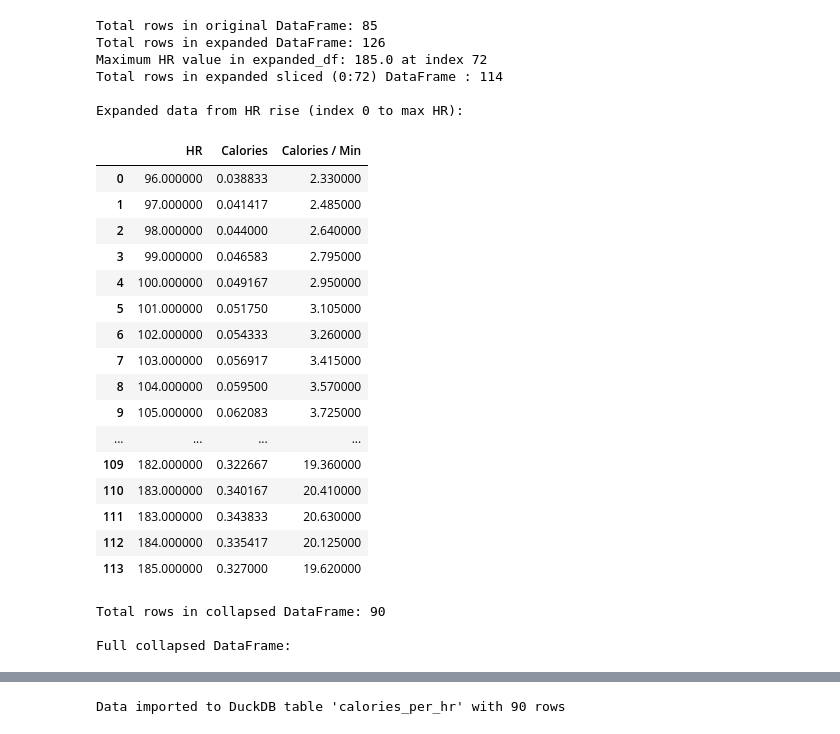
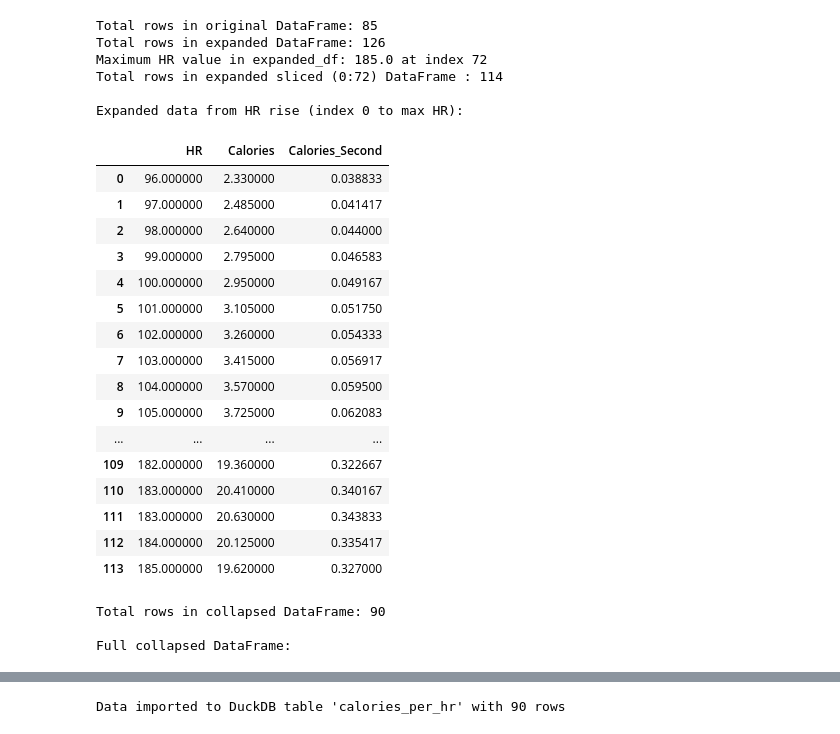
Before and after one commit to antoniantonov/workoutdata, a Jupyter notebook: calaories_calculator.ipynb, the cells around one changed output, grey strips where cells are left out. Cells and saved outputs as stored; diff of their text form; code cells hidden in the pictures.

Commit message:
Small fixes around naming and calculation of calories

```diff
--- a/calaories_calculator.ipynb
+++ b/calaories_calculator.ipynb
@@ -22,10 +22,7 @@ def expand_table_with_missing_bpm(df):
         next_bpm = next_row['HR']
 
         # Add the current row to the expanded rows
-        # Calculate calories per second
-        current_row_copy = current_row.copy()
-        current_row_copy['Calories'] = current_row_copy['Calories'] / 60
-        expanded_rows.append(current_row_copy)
+        expanded_rows.append(current_row)
 
         # Check if there are missing BPM values
         if next_bpm - current_bpm > 1:
@@ -41,22 +38,20 @@ def expand_table_with_missing_bpm(df):
                 interpolated_row = current_row.copy()
                 interpolated_row['HR'] = interpolated_bpm
                 # Calculate calories per second based on the interpolated value
-                interpolated_row['Calories'] = interpolated_calories / 60
+                interpolated_row['Calories'] = interpolated_calories
 
                 # Add the interpolated row to the expanded rows
                 expanded_rows.append(interpolated_row)
 
     # Add the last row to the expanded rows
     last_row = data.iloc[-1].copy()
-    # Calculate calories per second
-    last_row['Calories'] = last_row['Calories'] / 60
     expanded_rows.append(last_row)
 
     # Convert the list of rows back to a DataFrame
     expanded_data = pd.DataFrame(expanded_rows)
 
-    # Add a new column for calories per hour
-    expanded_data['Calories / Min'] = expanded_data['Calories'] * 60
+    # Add a new column for calories per minute
+    expanded_data['Calories_Second'] = expanded_data['Calories'] / 60
 
     return expanded_data
 
@@ -141,6 +136,9 @@ print(f"Maximum HR value in expanded_df: {max_hr_value} at index {max_hr_index}"
 hr_rise_expanded_df = expanded_df.loc[:max_hr_index]
 print(f"Total rows in expanded sliced (0:{max_hr_index}) DataFrame : {len(hr_rise_expanded_df)}")
 
+# Calculate the average calorie difference b/n bpm
+# TODO
+
 # Sorting it because we can have the following sequence of HR
 # e.g., 150, 151, 152, 151, 150.
 # Sorting it will put all the same HR values next to each other, so the collapsing algo
@@ -148,51 +146,51 @@ print(f"Total rows in expanded sliced (0:{max_hr_index}) DataFrame : {len(hr_ris
 hr_rise_expanded_df = hr_rise_expanded_df.sort_values(by='HR').reset_index(drop=True)
 
 # Display the subset of expanded DataFrame (data up to max HR)
 print("\nExpanded data from HR rise (index 0 to max HR):")
 display(hr_rise_expanded_df)
 
 # Now continue with the collapsing process
 # Create a group identifier for consecutive identical HR values
 hr_rise_expanded_df['group'] = (hr_rise_expanded_df['HR'] != hr_rise_expanded_df['HR'].shift()).cumsum()
 
 # Group by both group and HR to collapse only consecutive duplicates
 collapsed_df = hr_rise_expanded_df.groupby(['group', 'HR']).agg({
     'Calories': 'mean',
-    'Calories / Min': 'mean'
+    'Calories_Second': 'mean'
 }).reset_index().drop('group', axis=1)
 print(f"Total rows in collapsed DataFrame: {len(collapsed_df)}")
 
 # Display the collapsed DataFrame
 print("\nFull collapsed DataFrame:")
 display(collapsed_df)
 
 # Write the collapsed DataFrame to DuckDB
 db_dir = './hr_data/database.duckdb'
 duckdb_connection = import_to_duckdb(collapsed_df, 'calories_per_hr', db_dir, replace=True)
 # %% [output]
 Total rows in original DataFrame: 85
 Total rows in expanded DataFrame: 126
 Maximum HR value in expanded_df: 185.0 at index 72
 Total rows in expanded sliced (0:72) DataFrame : 114
 
 Expanded data from HR rise (index 0 to max HR):
-|  | HR | Calories | Calories / Min |
-| 0 | 96.000000 | 0.038833 | 2.330000 |
-| 1 | 97.000000 | 0.041417 | 2.485000 |
-| 2 | 98.000000 | 0.044000 | 2.640000 |
-| 3 | 99.000000 | 0.046583 | 2.795000 |
-| 4 | 100.000000 | 0.049167 | 2.950000 |
-| 5 | 101.000000 | 0.051750 | 3.105000 |
-| 6 | 102.000000 | 0.054333 | 3.260000 |
-| 7 | 103.000000 | 0.056917 | 3.415000 |
-| 8 | 104.000000 | 0.059500 | 3.570000 |
-| 9 | 105.000000 | 0.062083 | 3.725000 |
+|  | HR | Calories | Calories_Second |
+| 0 | 96.000000 | 2.330000 | 0.038833 |
+| 1 | 97.000000 | 2.485000 | 0.041417 |
+| 2 | 98.000000 | 2.640000 | 0.044000 |
+| 3 | 99.000000 | 2.795000 | 0.046583 |
+| 4 | 100.000000 | 2.950000 | 0.049167 |
+| 5 | 101.000000 | 3.105000 | 0.051750 |
+| 6 | 102.000000 | 3.260000 | 0.054333 |
+| 7 | 103.000000 | 3.415000 | 0.056917 |
+| 8 | 104.000000 | 3.570000 | 0.059500 |
+| 9 | 105.000000 | 3.725000 | 0.062083 |
 | ... | ... | ... | ... |
-| 109 | 182.000000 | 0.322667 | 19.360000 |
-| 110 | 183.000000 | 0.340167 | 20.410000 |
-| 111 | 183.000000 | 0.343833 | 20.630000 |
-| 112 | 184.000000 | 0.335417 | 20.125000 |
-| 113 | 185.000000 | 0.327000 | 19.620000 |
+| 109 | 182.000000 | 19.360000 | 0.322667 |
+| 110 | 183.000000 | 20.410000 | 0.340167 |
+| 111 | 183.000000 | 20.630000 | 0.343833 |
+| 112 | 184.000000 | 20.125000 | 0.335417 |
+| 113 | 185.000000 | 19.620000 | 0.327000 |
 Total rows in collapsed DataFrame: 90
 
 Full collapsed DataFrame:
```
Also changed, not shown: parts of 1 cell of this notebook, 2 other files.
